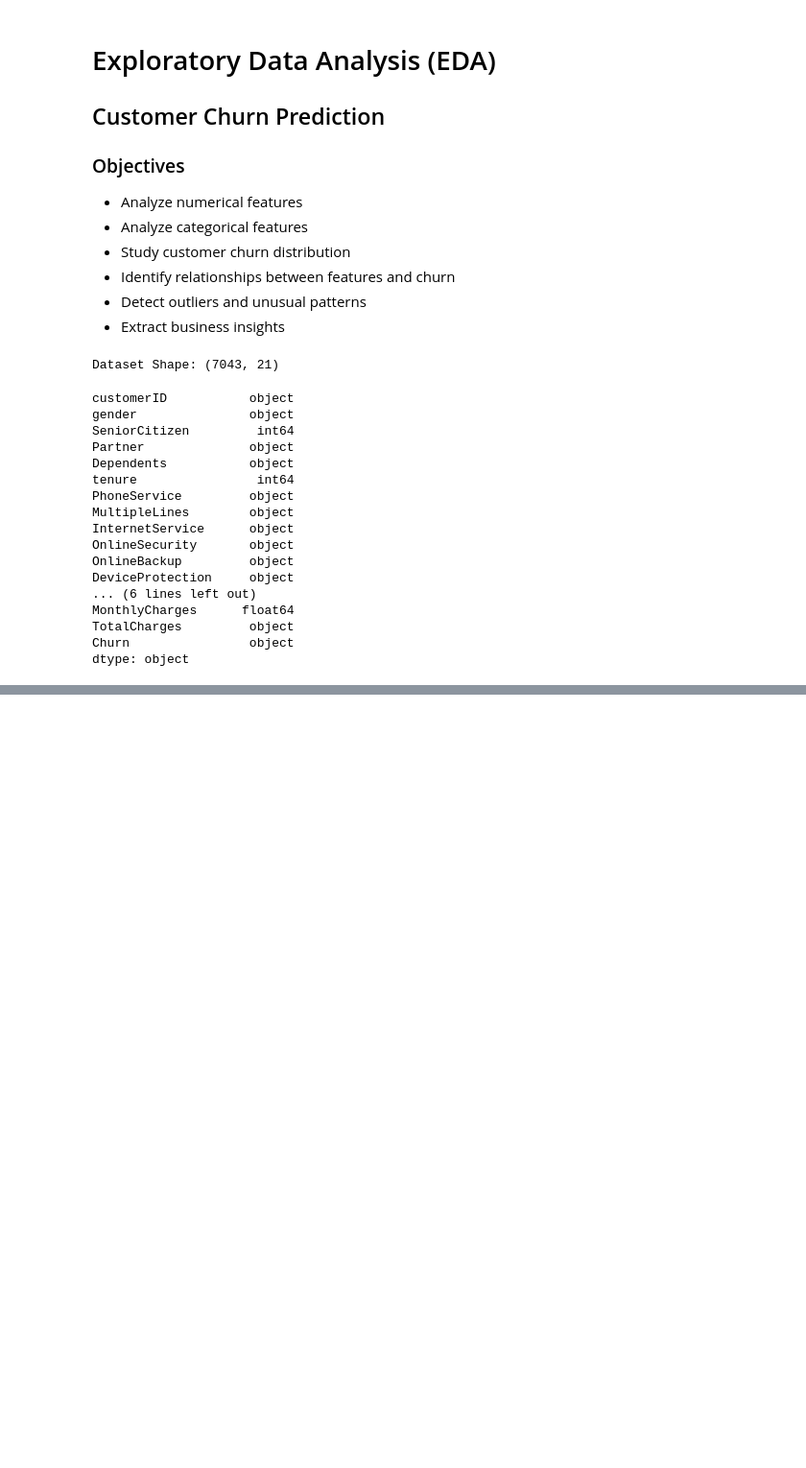
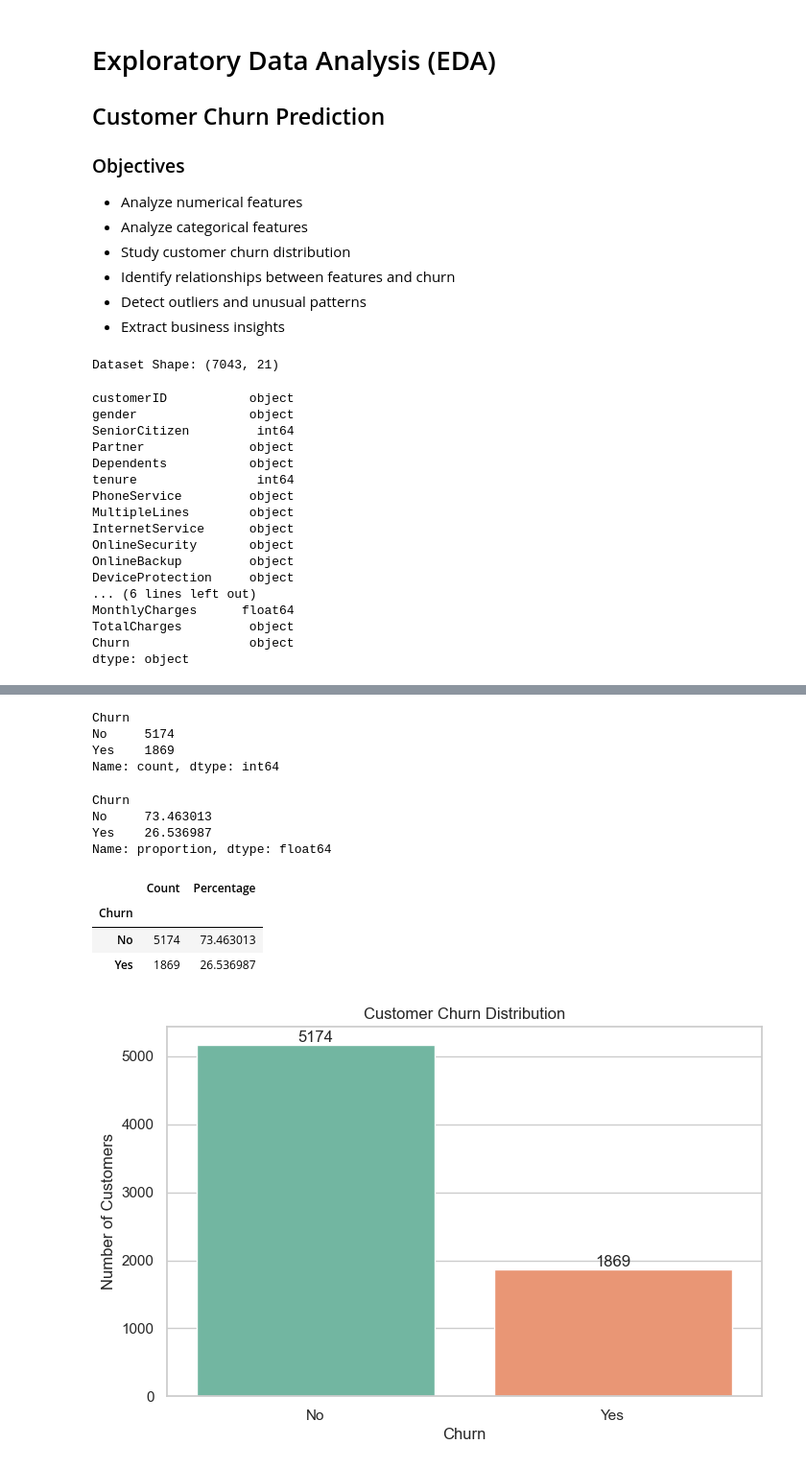
Before and after one commit to msmhtaghavi/customer-churn-prediction, a Jupyter notebook: notebooks/02_eda.ipynb, the cells around one changed output, grey strips where cells are left out. Shown at 96% size. Saved outputs shown, nothing was run; the diff lists cells and outputs as text; code cells hidden in the pictures; blank space fills up the shorter version.

```diff
--- a/notebooks/02_eda.ipynb
+++ b/notebooks/02_eda.ipynb
@@ -54,0 +98,55 @@ dtype: object
+# %%
+churn_counts = df["Churn"].value_counts()
+
+print(churn_counts)
+# %% [output]
+Churn
+No     5174
+Yes    1869
+Name: count, dtype: int64
+# %%
+churn_rates = (
+    df["Churn"]
+    .value_counts(normalize=True)
+    .mul(100)
+)
+
+print(churn_rates)
+# %% [output]
+Churn
+No     73.463013
+Yes    26.536987
+Name: proportion, dtype: float64
+# %%
+churn_summary = pd.DataFrame({
+    "Count": churn_counts,
+    "Percentage": churn_rates
+})
+
+churn_summary
+# %% [output]
+|  | Count | Percentage |
+| Churn |  |  |
+| No | 5174 | 73.463013 |
+| Yes | 1869 | 26.536987 |
+# %%
+plt.figure(figsize=(8, 5))
+
+ax = sns.countplot(
+    data=df,
+    x="Churn",
+    hue="Churn",
+    palette="Set2",
+    legend=False
+)
+
+plt.title("Customer Churn Distribution")
+plt.xlabel("Churn")
+plt.ylabel("Number of Customers")
+
+for container in ax.containers:
+    ax.bar_label(container)
+
+plt.show()
+# %% [output]
+[figure, added]
```
Also changed, not shown: parts of 8 cells of this notebook.
